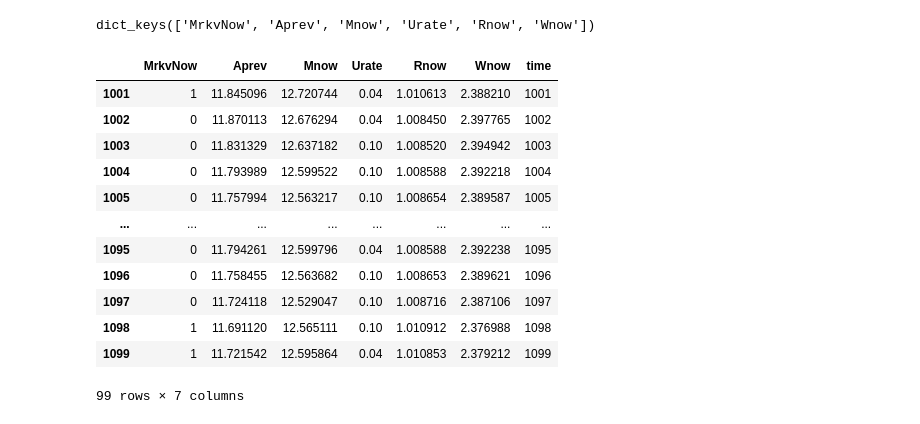
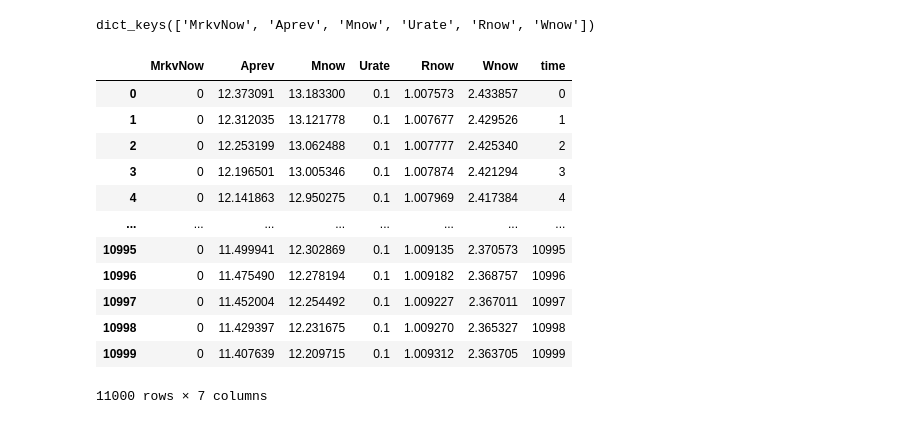
Before and after one commit to econ-ark/KrusellSmith, a Jupyter notebook: Code/Python/KrusellSmith.ipynb, the cells around one changed output. Drawn from its saved outputs; the diff is of its cells as text; code cells hidden in the pictures.

```diff
--- a/Code/Python/KrusellSmith.ipynb
+++ b/Code/Python/KrusellSmith.ipynb
@@ -750,25 +750,25 @@ R0 = KSeconomy.history['Rnow'][KSeconomy.history['MrkvNow'] == 0]
 # %%
 import pandas as pd
 
 dataframe = pd.DataFrame(KSeconomy.history)
 
 dataframe["time"] = dataframe.index
-dataframe = dataframe[(dataframe["time"] > KSeconomy.T_discard) & (dataframe["time"] < KSeconomy.T_discard + 100)]
+# dataframe = dataframe[(dataframe["time"] > KSeconomy.T_discard) & (dataframe["time"] < KSeconomy.T_discard + 100)]
 dataframe
 # %% [output]
 |  | MrkvNow | Aprev | Mnow | Urate | Rnow | Wnow | time |
-| 1001 | 1 | 11.845096 | 12.720744 | 0.04 | 1.010613 | 2.388210 | 1001 |
-| 1002 | 0 | 11.870113 | 12.676294 | 0.04 | 1.008450 | 2.397765 | 1002 |
-| 1003 | 0 | 11.831329 | 12.637182 | 0.10 | 1.008520 | 2.394942 | 1003 |
-| 1004 | 0 | 11.793989 | 12.599522 | 0.10 | 1.008588 | 2.392218 | 1004 |
-| 1005 | 0 | 11.757994 | 12.563217 | 0.10 | 1.008654 | 2.389587 | 1005 |
+| 0 | 0 | 12.373091 | 13.183300 | 0.1 | 1.007573 | 2.433857 | 0 |
+| 1 | 0 | 12.312035 | 13.121778 | 0.1 | 1.007677 | 2.429526 | 1 |
+| 2 | 0 | 12.253199 | 13.062488 | 0.1 | 1.007777 | 2.425340 | 2 |
+| 3 | 0 | 12.196501 | 13.005346 | 0.1 | 1.007874 | 2.421294 | 3 |
+| 4 | 0 | 12.141863 | 12.950275 | 0.1 | 1.007969 | 2.417384 | 4 |
 | ... | ... | ... | ... | ... | ... | ... | ... |
-| 1095 | 0 | 11.794261 | 12.599796 | 0.04 | 1.008588 | 2.392238 | 1095 |
-| 1096 | 0 | 11.758455 | 12.563682 | 0.10 | 1.008653 | 2.389621 | 1096 |
-| 1097 | 0 | 11.724118 | 12.529047 | 0.10 | 1.008716 | 2.387106 | 1097 |
-| 1098 | 1 | 11.691120 | 12.565111 | 0.10 | 1.010912 | 2.376988 | 1098 |
-| 1099 | 1 | 11.721542 | 12.595864 | 0.04 | 1.010853 | 2.379212 | 1099 |
+| 10995 | 0 | 11.499941 | 12.302869 | 0.1 | 1.009135 | 2.370573 | 10995 |
+| 10996 | 0 | 11.475490 | 12.278194 | 0.1 | 1.009182 | 2.368757 | 10996 |
+| 10997 | 0 | 11.452004 | 12.254492 | 0.1 | 1.009227 | 2.367011 | 10997 |
+| 10998 | 0 | 11.429397 | 12.231675 | 0.1 | 1.009270 | 2.365327 | 10998 |
+| 10999 | 0 | 11.407639 | 12.209715 | 0.1 | 1.009312 | 2.363705 | 10999 |
-99 rows × 7 columns
+11000 rows × 7 columns
 # %%
 dataframe0 = dataframe[dataframe['MrkvNow'] == 0]
 dataframe1 = dataframe[dataframe['MrkvNow'] == 1]
```
Also changed, not shown: parts of 9 cells of this notebook, 2 other files.
